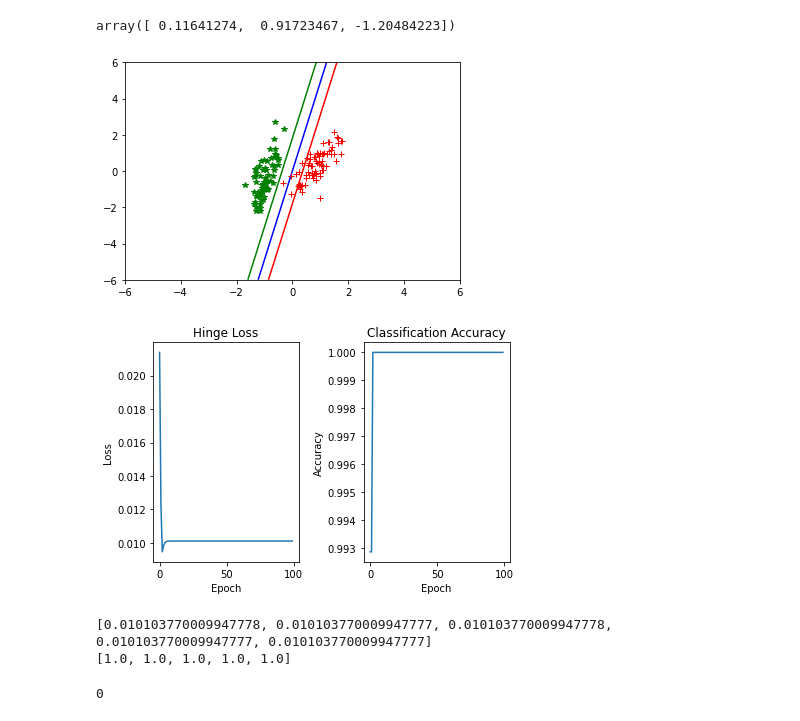
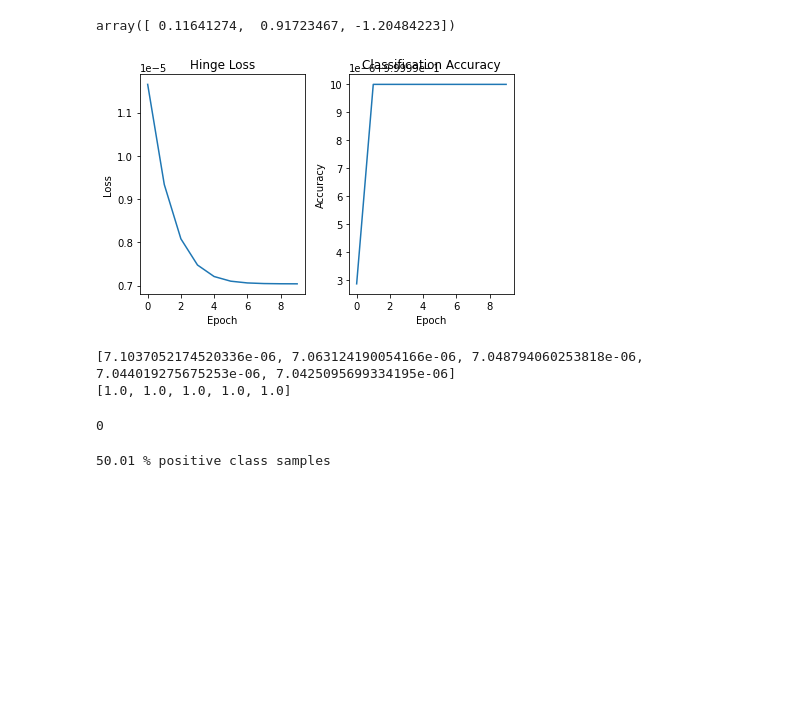
Before and after one commit to glarkstoat/SVM-using-SGD, a Jupyter notebook: test.ipynb, the cells around one changed output. Cells and saved outputs as stored; diff of their text form; code cells hidden in the pictures; blank space fills up the shorter version.

```diff
--- a/test.ipynb
+++ b/test.ipynb
@@ -31,33 +31,32 @@ array([ 0.11641274,  0.91723467, -1.20484223])
 # %%
 import matplotlib.pyplot as plt
 from DataLoader import *
 from LinearSVM import *
 
 dataloader = DataLoader()
-xtrain, xtest, ytrain, ytest = dataloader.get_toydata_tiny()
+xtrain, xtest, ytrain, ytest = dataloader.get_toydata_large()
 
-svm = LinearSVM(lr=5, C=0.1, max_iters=100, show_plot=True, batch_size=20)
+svm = LinearSVM(lr=5, C=0.1, max_iters=10, show_plot=False, batch_size=20)
 svm.train(xtrain, ytrain)
 
 plt.subplot(1,2,1)
 plt.title("Hinge Loss")
 plt.plot(svm.losses)
 plt.xlabel("Epoch"); plt.ylabel("Loss")
 
 plt.subplot(1,2,2)
 plt.title("Classification Accuracy")
 plt.plot(svm.accuracies)
 plt.xlabel("Epoch"); plt.ylabel("Accuracy")
 
 plt.tight_layout()
 plt.show()
 
 print(svm.losses[-5:])
 print(svm.accuracies[-5:])
 # %% [output]
-[figure, old version]
+[figure, new version]
-[figure, removed]
-[0.010103770009947778, 0.010103770009947777, 0.010103770009947778, 0.010103770009947777, 0.010103770009947777]
+[7.1037052174520336e-06, 7.063124190054166e-06, 7.048794060253818e-06, 7.044019275675253e-06, 7.0425095699334195e-06]
 [1.0, 1.0, 1.0, 1.0, 1.0]
 # %%
 xtrain_c = np.c_[xtrain, np.ones(xtrain.shape[0])]
@@ -66,3 +65,7 @@ incorrect = predictions[predictions<0]
 len(incorrect)
 # %% [output]
 0
+# %%
+print(f"{len(ytrain[ytrain>0]) / len(ytrain) *100} % positive class samples") # => roughly balanced dataset
+# %% [output]
+50.01 % positive class samples
```
Also changed, not shown: parts of 1 cell of this notebook, 2 other files.
